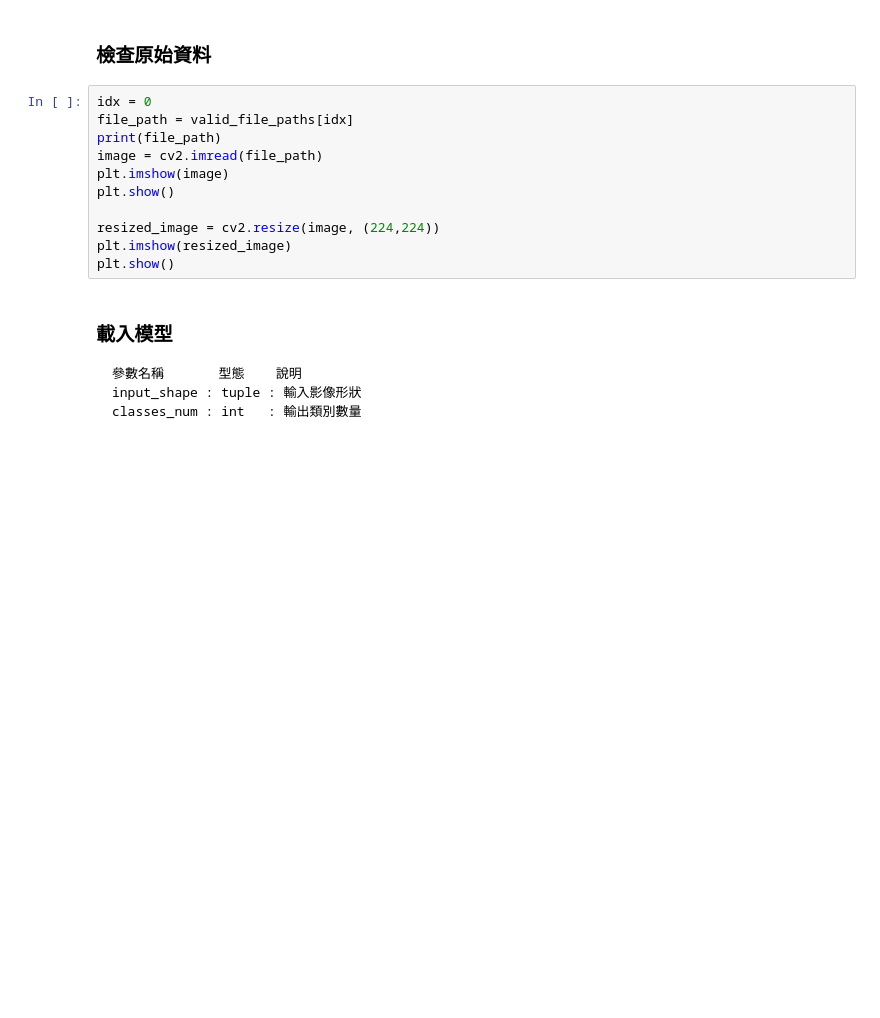
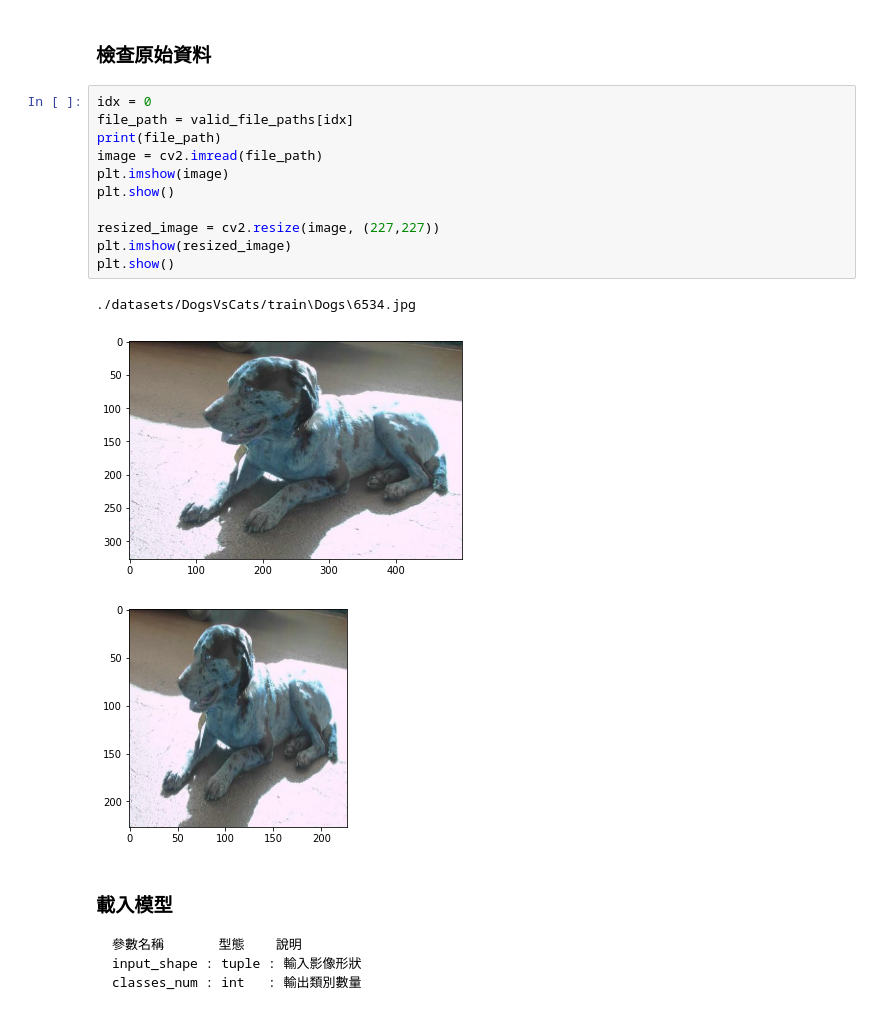
Before and after one commit to jacky10001/tf2-mycnn, a Jupyter notebook: ex02_alexnet.ipynb, the cells around one changed output. Cells and saved outputs as stored; diff of their text form; blank space fills up the shorter version.

```diff
--- a/ex02_alexnet.ipynb
+++ b/ex02_alexnet.ipynb
@@ -96,14 +104,18 @@ valid_dataset = valid_dataset.map(lambda x, y: (x/255., y))
 # %%
 idx = 0
 file_path = valid_file_paths[idx]
 print(file_path)
 image = cv2.imread(file_path)
 plt.imshow(image)
 plt.show()
 
-resized_image = cv2.resize(image, (224,224))
+resized_image = cv2.resize(image, (227,227))
 plt.imshow(resized_image)
 plt.show()
+# %% [output]
+./datasets/DogsVsCats/train\Dogs\6534.jpg
+[figure, added]
+[figure, added]
 # %% [markdown]
 ### 載入模型
 
```
Also changed, not shown: parts of 6 cells of this notebook, 3 other files.
